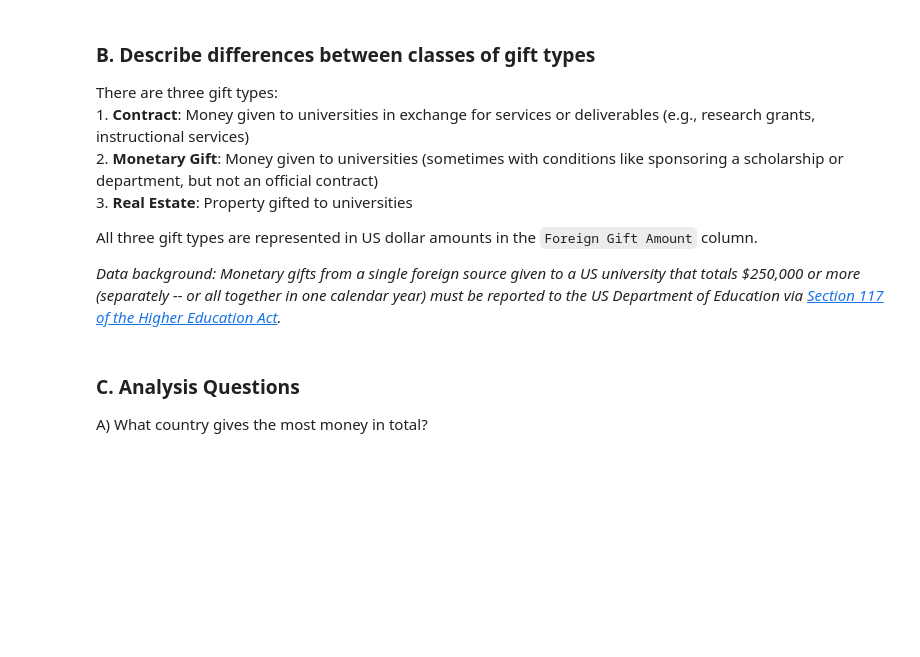
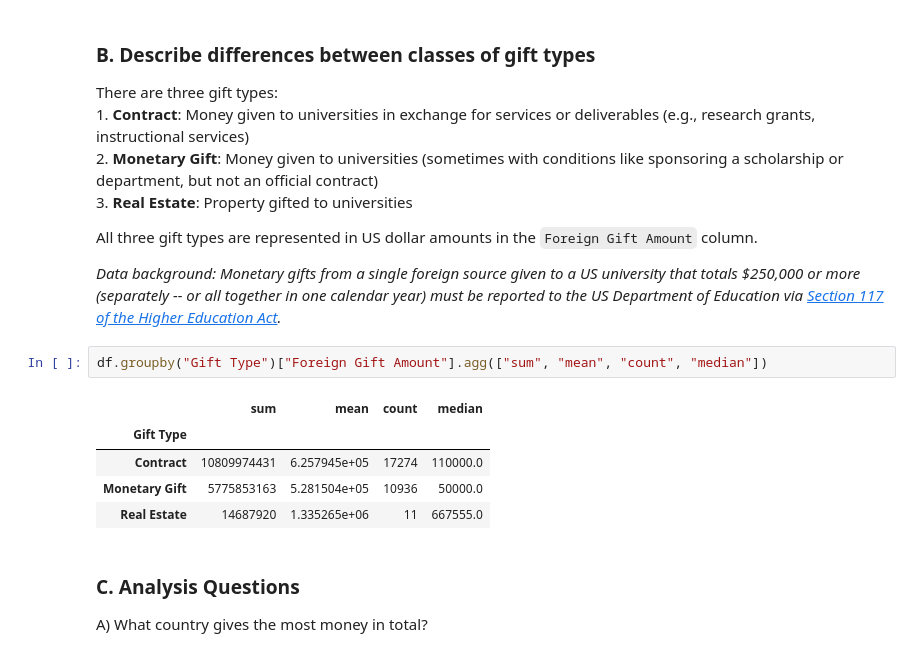
Before and after one commit to ae-phillips/uu_wrangling_and_eda, a Jupyter notebook: lab_1/initial_analysis.ipynb, the cells around one changed output. Saved outputs shown, nothing was run; the diff lists cells and outputs as text; blank space fills up the shorter version.

Commit message:
add breakdown of gift type to question B

```diff
--- a/lab_1/initial_analysis.ipynb
+++ b/lab_1/initial_analysis.ipynb
@@ -56,6 +56,14 @@ There are three gift types:\
 All three gift types are represented in US dollar amounts in the `Foreign Gift Amount` column.
 
 *Data background: Monetary gifts from a single foreign source given to a US university that totals $250,000 or more (separately -- or all together in one calendar year) must be reported to the US Department of Education via [Section 117 of the Higher Education Act](https://www.congress.gov/crs-product/IF12927).*
+# %%
+df.groupby("Gift Type")["Foreign Gift Amount"].agg(["sum", "mean", "count", "median"])
+# %% [output]
+|  | sum | mean | count | median |
+| Gift Type |  |  |  |  |
+| Contract | 10809974431 | 6.257945e+05 | 17274 | 110000.0 |
+| Monetary Gift | 5775853163 | 5.281504e+05 | 10936 | 50000.0 |
+| Real Estate | 14687920 | 1.335265e+06 | 11 | 667555.0 |
 # %% [markdown]
 ### C. Analysis Questions
 
```
